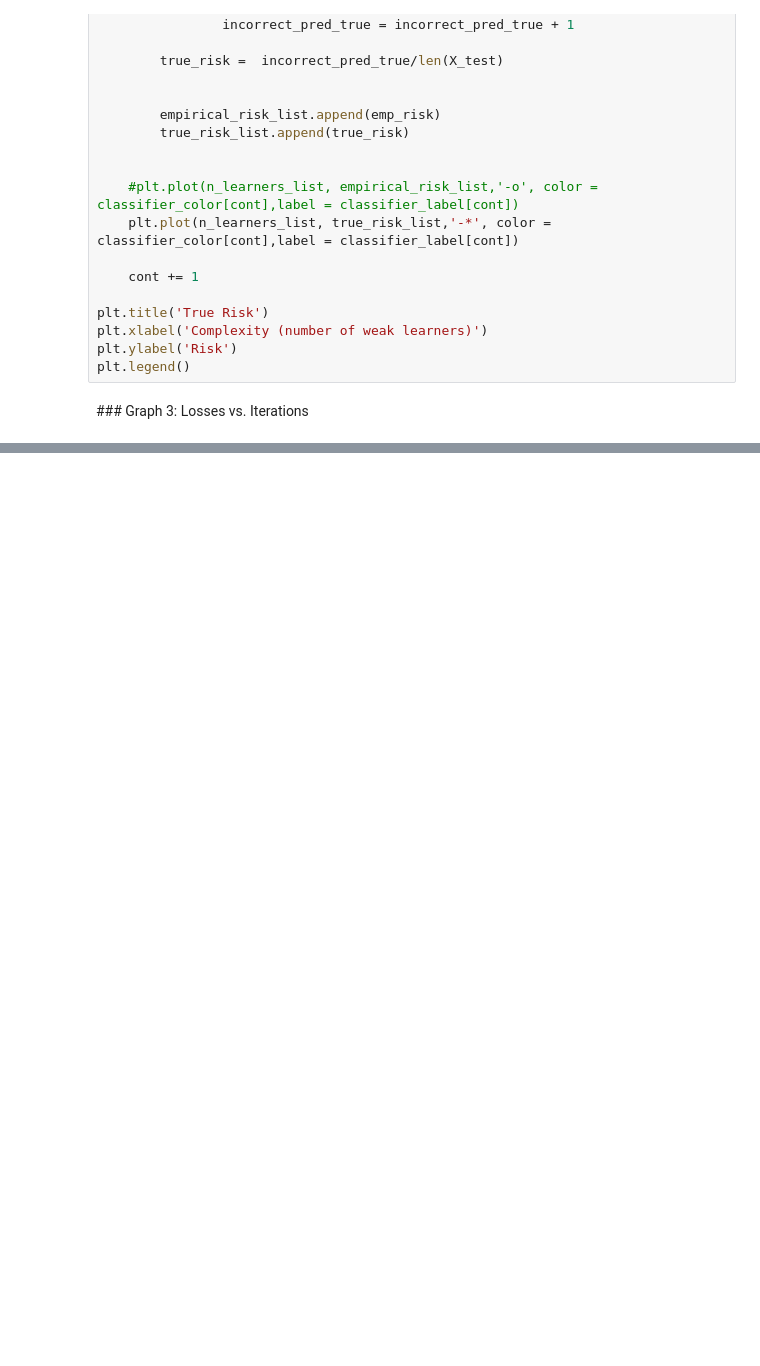
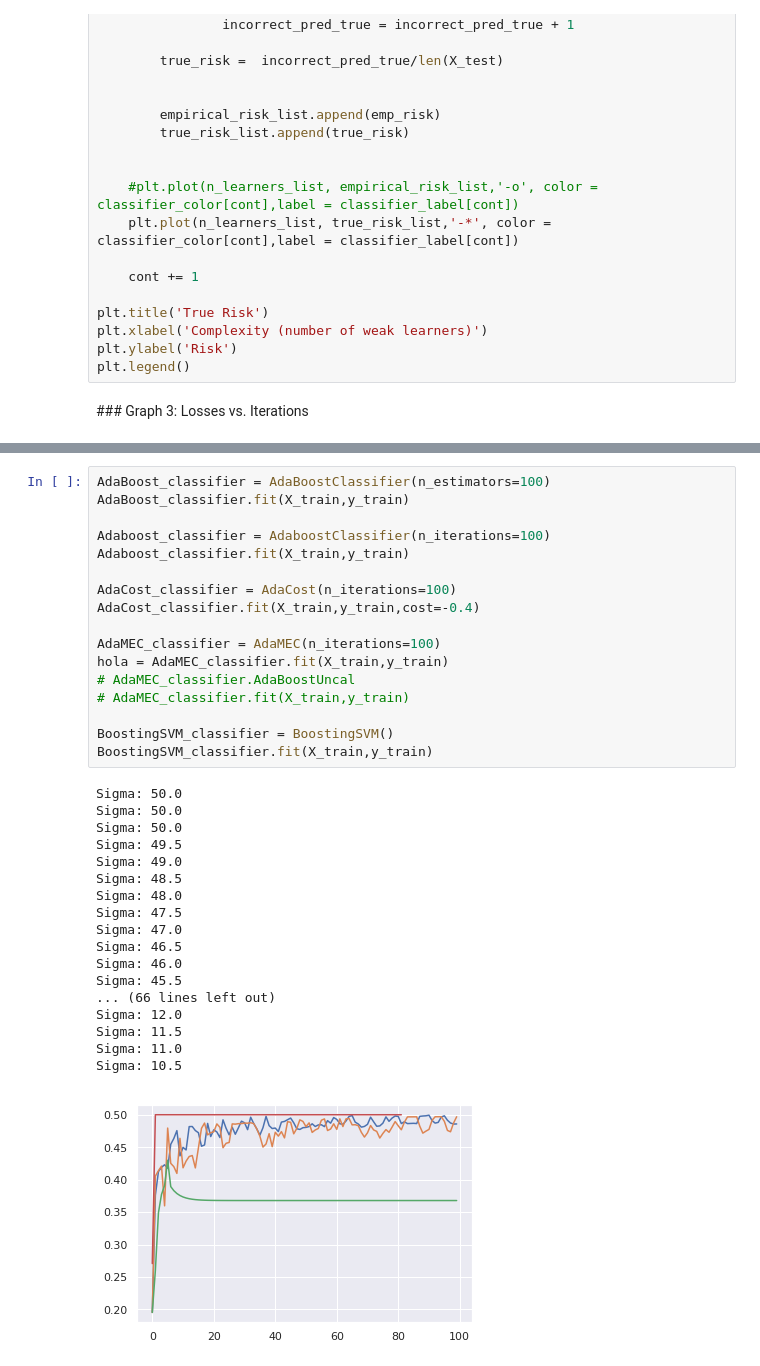
Before and after one commit to crisgompec/ImbalancedDataset, a Jupyter notebook: Dataset2/Comparison.ipynb, the cells around one changed output, grey strips where cells are left out. Drawn from its saved outputs; the diff is of its cells as text; blank space fills up the shorter version.

```diff
--- a/Dataset2/Comparison.ipynb
+++ b/Dataset2/Comparison.ipynb
@@ -270,0 +293,36 @@ plt.legend()
+# %%
+AdaBoost_classifier = AdaBoostClassifier(n_estimators=100)
+AdaBoost_classifier.fit(X_train,y_train)
+
+Adaboost_classifier = AdaboostClassifier(n_iterations=100)
+Adaboost_classifier.fit(X_train,y_train)
+
+AdaCost_classifier = AdaCost(n_iterations=100)
+AdaCost_classifier.fit(X_train,y_train,cost=-0.4)
+
+AdaMEC_classifier = AdaMEC(n_iterations=100)
+hola = AdaMEC_classifier.fit(X_train,y_train)
+# AdaMEC_classifier.AdaBoostUncal
+# AdaMEC_classifier.fit(X_train,y_train)
+
+BoostingSVM_classifier = BoostingSVM()
+BoostingSVM_classifier.fit(X_train,y_train)
+# %% [output]
+Sigma: 50.0
+Sigma: 50.0
+Sigma: 50.0
+Sigma: 49.5
+Sigma: 49.0
+Sigma: 48.5
+Sigma: 48.0
+Sigma: 47.5
+Sigma: 47.0
+Sigma: 46.5
+Sigma: 46.0
+Sigma: 45.5
+... (66 lines left out)
+Sigma: 12.0
+Sigma: 11.5
+Sigma: 11.0
+Sigma: 10.5
+[figure, added]
```
Also changed, not shown: parts of 3 cells of this notebook, 1 other file.
